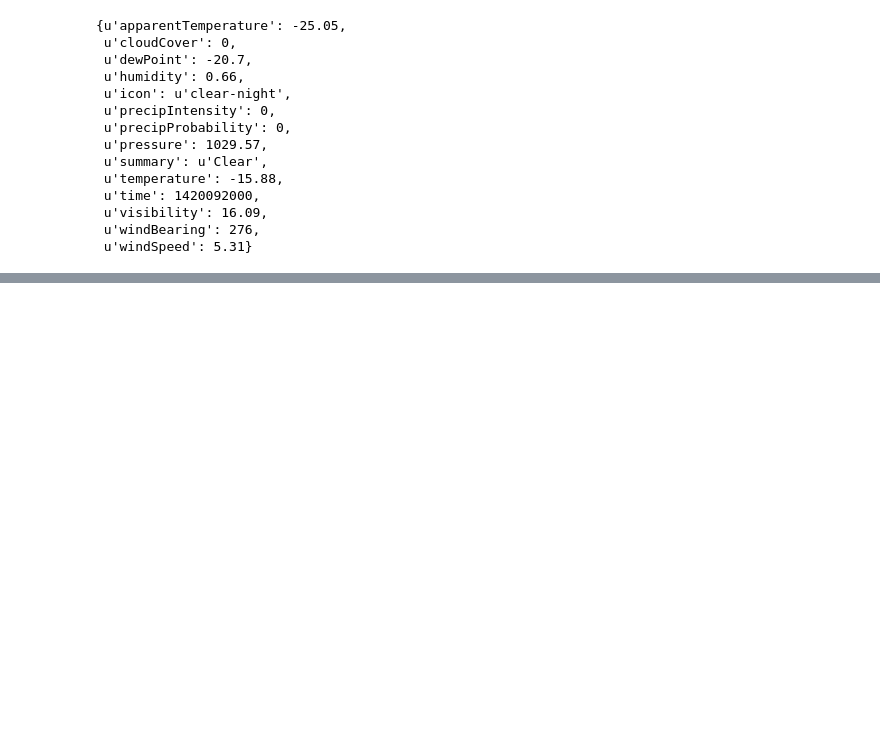
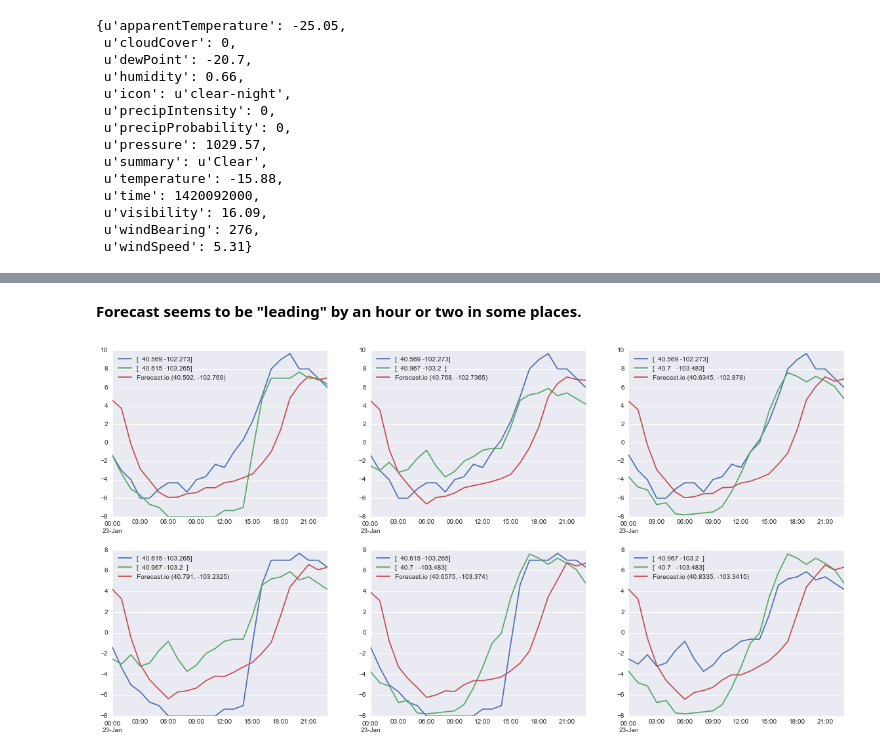
Before and after one commit to hack-c/weathergrab, a Jupyter notebook: Weather Data Demo.ipynb, the cells around one changed output, grey strips where cells are left out. Saved outputs shown, nothing was run; the diff lists cells and outputs as text; code cells hidden in the pictures; blank space fills up the shorter version.

```diff
--- a/Weather Data Demo.ipynb
+++ b/Weather Data Demo.ipynb
@@ -236,0 +249,6 @@ for i in range(6):
+# %% [markdown]
+**Forecast seems to be "leading" by an hour or two in some places.**
+# %%
+plot_temp("January 23, 2015")
+# %% [output]
+[figure, added]
```
Also changed, not shown: parts of 7 cells of this notebook.
